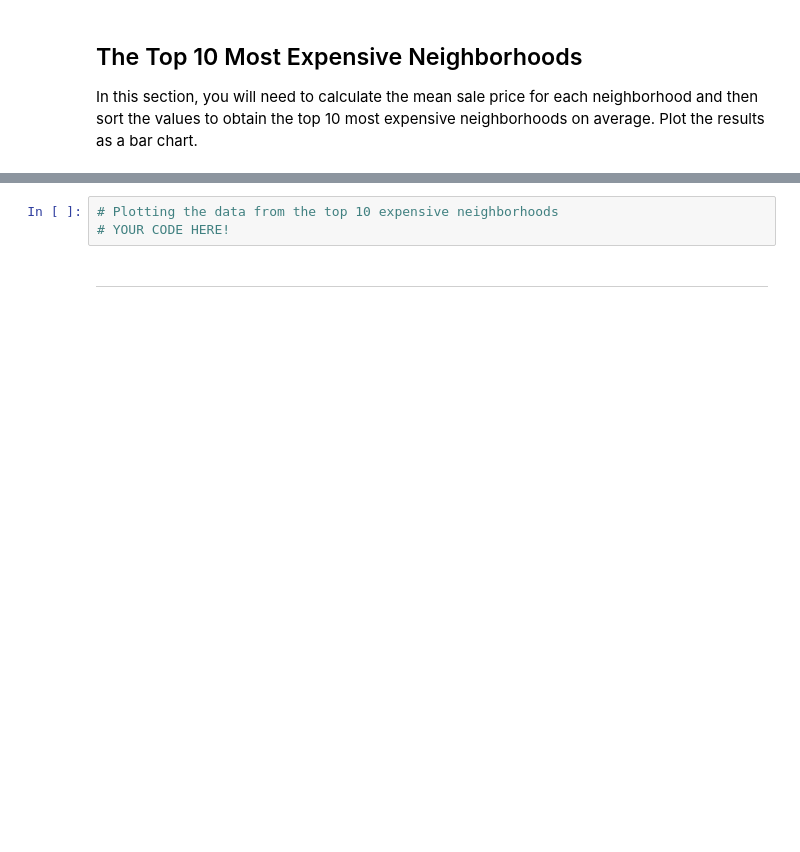
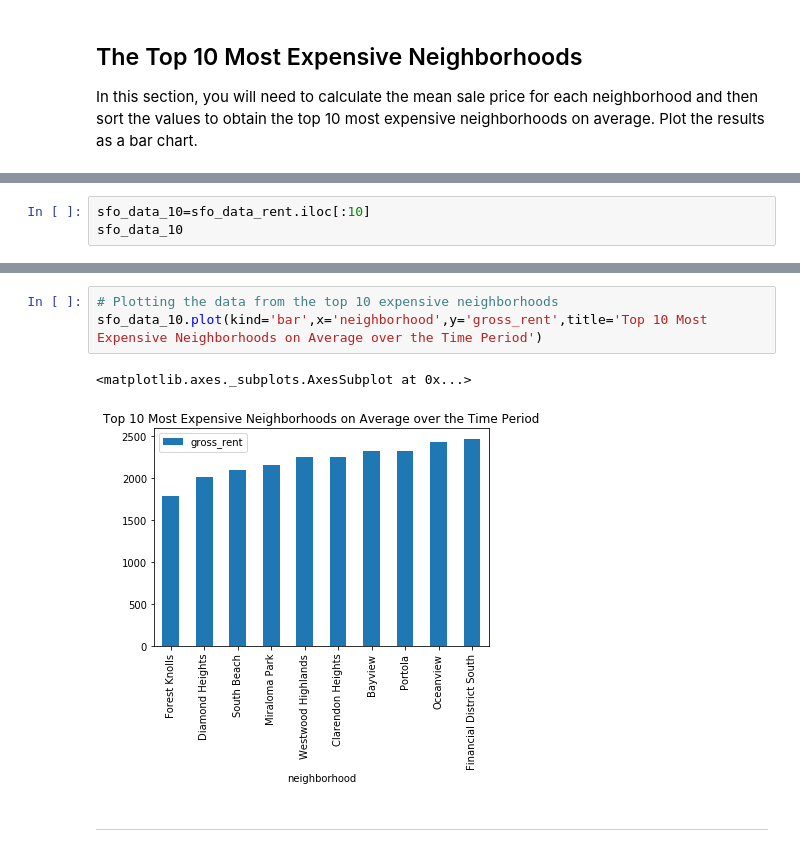
Before and after one commit to exposuretherapy/PyVIZ, a Jupyter notebook: starter_code/rental_analysis.ipynb, the cells around one changed output, grey strips where cells are left out. Cells and saved outputs as stored; diff of their text form; blank space fills up the shorter version.

```diff
--- a/starter_code/rental_analysis.ipynb
+++ b/starter_code/rental_analysis.ipynb
@@ -185,0 +196,3 @@ sfo_data_rent.head(10)
+# %%
+sfo_data_10=sfo_data_rent.iloc[:10]
+sfo_data_10
@@ -186,6 +211,9 @@ sfo_data_rent.head(10)
 # %%
 # Plotting the data from the top 10 expensive neighborhoods
-# YOUR CODE HERE!
+sfo_data_10.plot(kind='bar',x='neighborhood',y='gross_rent',title='Top 10 Most Expensive Neighborhoods on Average over the Time Period')
+# %% [output]
+<matplotlib.axes._subplots.AxesSubplot at 0x...>
+[figure, added]
 # %% [markdown]
 - - -
 # %% [markdown]
```
Also changed, not shown: parts of 8 cells of this notebook.
